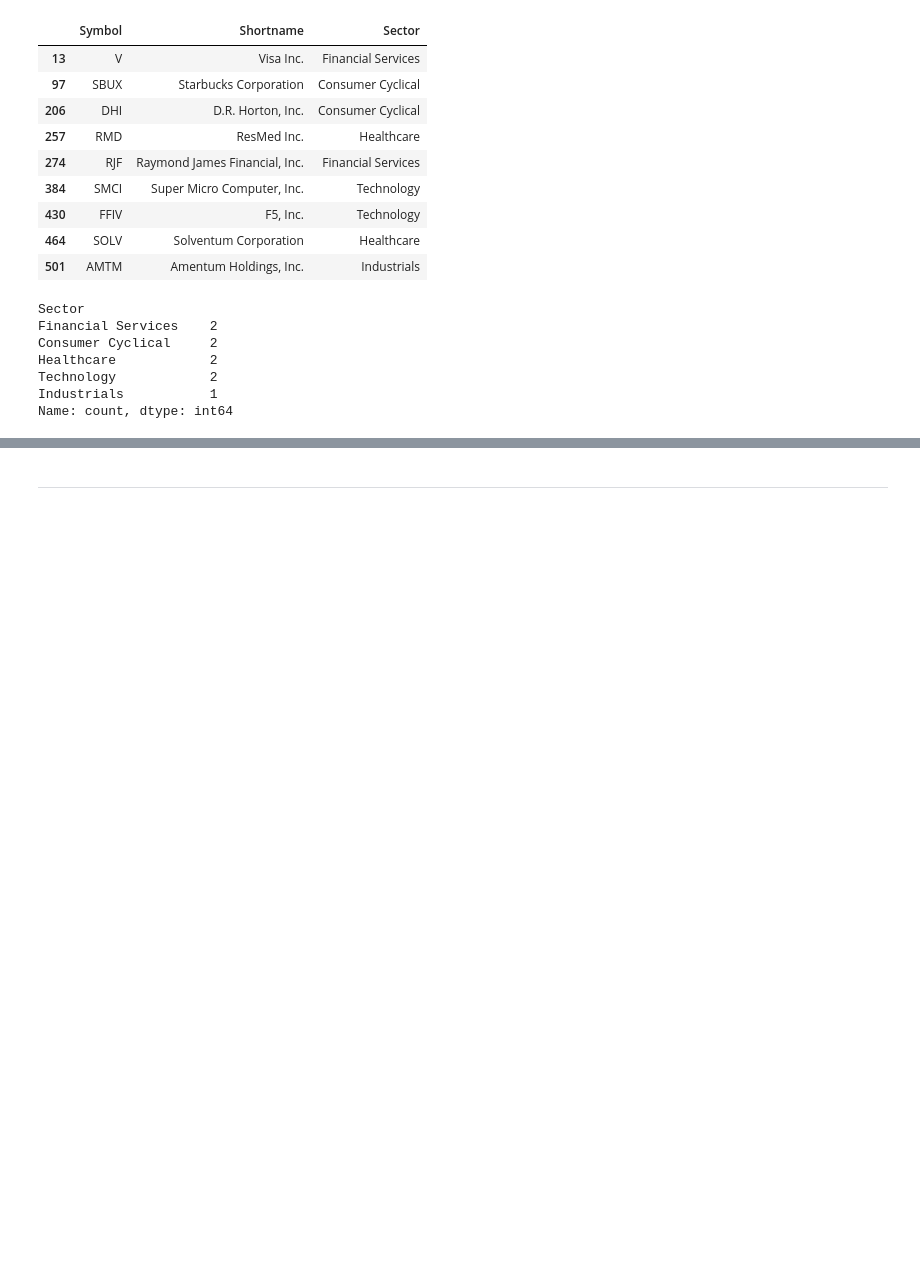
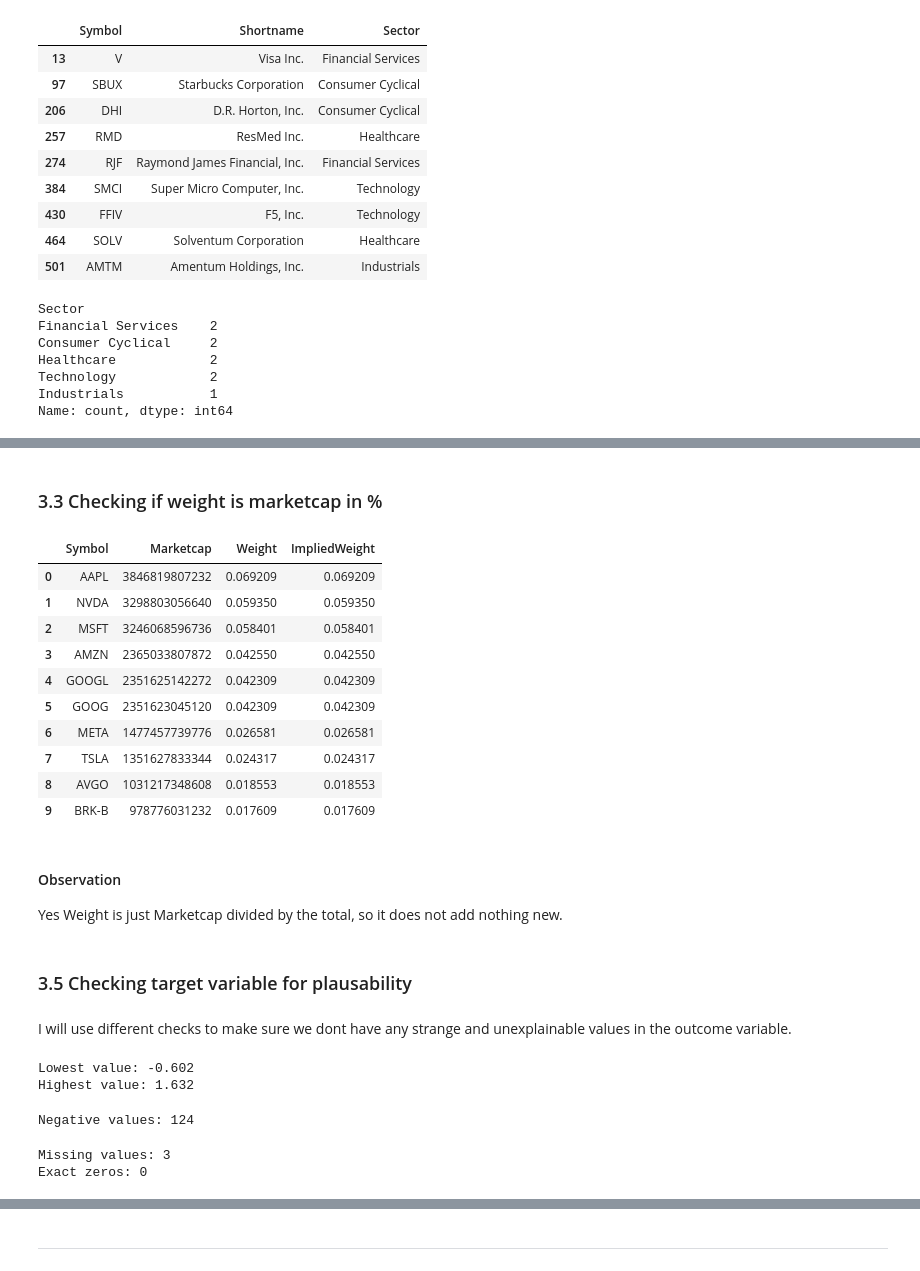
Before and after one commit to Tobolove/sp500-tech-concentration-analysis, a Jupyter notebook: analysis.ipynb, the cells around one changed output, grey strips where cells are left out. Saved outputs shown, nothing was run; the diff lists cells and outputs as text; code cells hidden in the pictures; blank space fills up the shorter version.

Commit message:
added more checks, also deep check for target variable

```diff
--- a/analysis.ipynb
+++ b/analysis.ipynb
@@ -263,0 +290,48 @@ Name: count, dtype: int64
+# %% [markdown]
+### 3.3 Checking if weight is marketcap in  %
+# %%
+# Calculating implied weight based on market capitalization
+implied_weight = df_raw["Marketcap"] / df_raw["Marketcap"].sum()
+# Cheking if the actual weight matches the implied weight for the largest companies
+largest_companies = df_raw.nlargest(10, "Marketcap")
+largest_companies[["Symbol", "Marketcap", "Weight"]].assign(ImpliedWeight=implied_weight[largest_companies.index])
+# %% [output]
+|  | Symbol | Marketcap | Weight | ImpliedWeight |
+| 0 | AAPL | 3846819807232 | 0.069209 | 0.069209 |
+| 1 | NVDA | 3298803056640 | 0.059350 | 0.059350 |
+| 2 | MSFT | 3246068596736 | 0.058401 | 0.058401 |
+| 3 | AMZN | 2365033807872 | 0.042550 | 0.042550 |
+| 4 | GOOGL | 2351625142272 | 0.042309 | 0.042309 |
+| 5 | GOOG | 2351623045120 | 0.042309 | 0.042309 |
+| 6 | META | 1477457739776 | 0.026581 | 0.026581 |
+| 7 | TSLA | 1351627833344 | 0.024317 | 0.024317 |
+| 8 | AVGO | 1031217348608 | 0.018553 | 0.018553 |
+| 9 | BRK-B | 978776031232 | 0.017609 | 0.017609 |
+# %% [markdown]
+#### Observation
+Yes Weight is just Marketcap divided by the total, so it does not add nothing new.
+# %% [markdown]
+### 3.5 Checking target variable for plausability
+# %% [markdown]
+I will use different checks to make sure we dont have any strange and unexplainable values in the outcome variable.
+# %%
+# Step 1: What is the lowest and the highest revenue growth?
+growth = df_raw["Revenuegrowth"]
+print("Lowest value:", growth.min())
+print("Highest value:", growth.max())
+# %% [output]
+Lowest value: -0.602
+Highest value: 1.632
+# %%
+# Step 2: How many companies had less revenue than one year before?
+print("Negative values:", (growth < 0).sum())
+# %% [output]
+Negative values: 124
+# %%
+# Step 3: Is 0 used as a placeholder for missing data?
+# Checking against missing values again and getting the exact companies
+print("Missing values:", growth.isna().sum())
+print("Exact zeros:", (growth == 0).sum())
+# %% [output]
+Missing values: 3
+Exact zeros: 0
```
Also changed, not shown: parts of 10 cells of this notebook.
